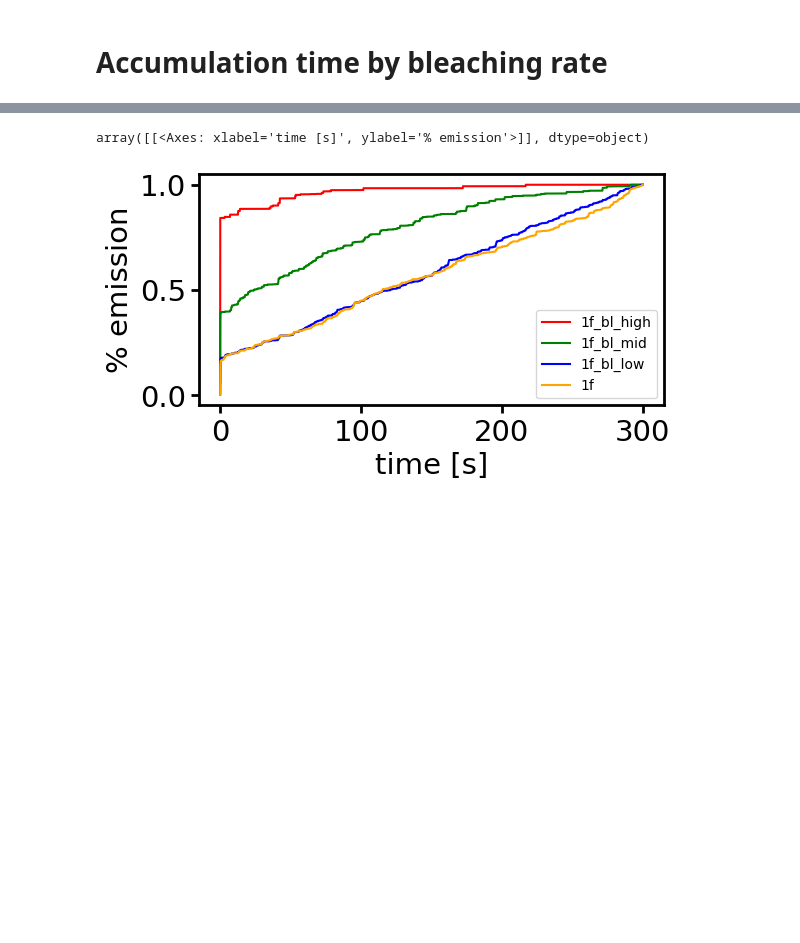
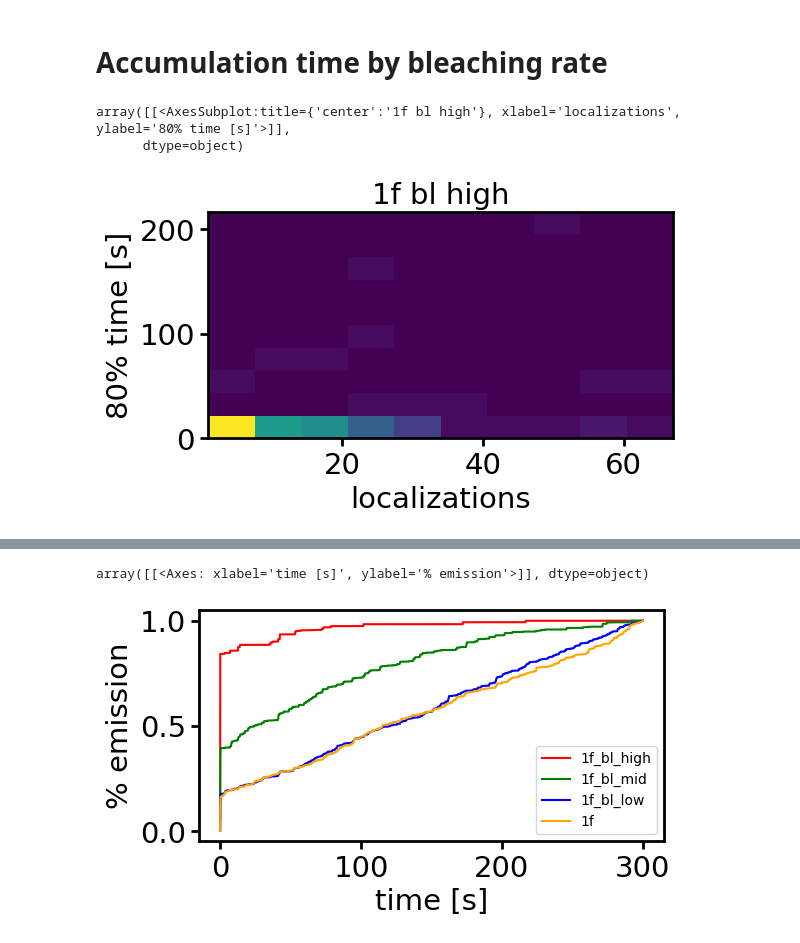
Before and after one commit to super-resolution/Fluopy, a Jupyter notebook: notebooks/cy5/simulations/photobleaching/accumulation_time_bl_rate.ipynb, the cells around one changed output, grey strips where cells are left out. Drawn from its saved outputs; the diff is of its cells as text; code cells hidden in the pictures; blank space fills up the shorter version.

Commit message:
Specifying data sets

```diff
--- a/notebooks/cy5/simulations/photobleaching/accumulation_time_bl_rate.ipynb
+++ b/notebooks/cy5/simulations/photobleaching/accumulation_time_bl_rate.ipynb
@@ -80,12 +80,20 @@ bleaching_transitions = transition_set_1_f_bl_high.combined_state_transitions_df
 series_1_f_bl_high = pd.Series(np.zeros(300001), np.linspace(0, 300, 300001))
 time_collection_1_f_bl_high = []
 rng = np.random.default_rng(1)
+times_80_percent_1f_bl_high = []
+clustersizes_1f_bl_high = []
 for _ in range(100):
     simulation_1_f_bl_high.run(start_at=None, size=1e6, end_time=300, seed=rng, use_memmap=None)
     times = simulation_1_f_bl_high.time_series[1:-1][np.in1d(simulation_1_f_bl_high.transition_series, bleaching_transitions.index)]
     time_collection_1_f_bl_high.append(times)
     emissions = em.Emissions(frame_time=frame_integration_time, seed=1, bandpass=bandpass_range)
     emissions.extract(simulation=simulation_1_f_bl_high)
+    cum_sum = emissions.event_time_series.cumsum()
+    rel_cum_sum = cum_sum / cum_sum.max()
+    index = rel_cum_sum.index[rel_cum_sum > 0.8][0]
+    size = emissions.event_time_series[emissions.event_time_series > 0].size
+    times_80_percent_1f_bl_high.append(index)
+    clustersizes_1f_bl_high.append(size)
     series_1_f_bl_high = series_1_f_bl_high + emissions.event_time_series.values
 
 rel_emission_1_f_bl_high = series_1_f_bl_high.cumsum() / series_1_f_bl_high.sum()
@@ -143,3 +175,10 @@ for _ in range(100):
     series_1_f_no_bl = series_1_f_no_bl + emissions.event_time_series.values
 
 rel_emission_1_f_no_bl = series_1_f_no_bl.cumsum() / series_1_f_no_bl.sum()
+# %%
+fi.universal_figure(type_='2d_hist', data=[clustersizes_1f_bl_high, times_80_percent_1f_bl_high],
+                    ylabel='80% time [s]', xlabel='localizations', title='1f bl high')
+# %% [output]
+array([[<AxesSubplot:title={'center':'1f bl high'}, xlabel='localizations', ylabel='80% time [s]'>]],
+      dtype=object)
+[figure, added]
```
Also changed, not shown: parts of 6 cells of this notebook, 11 other files.
